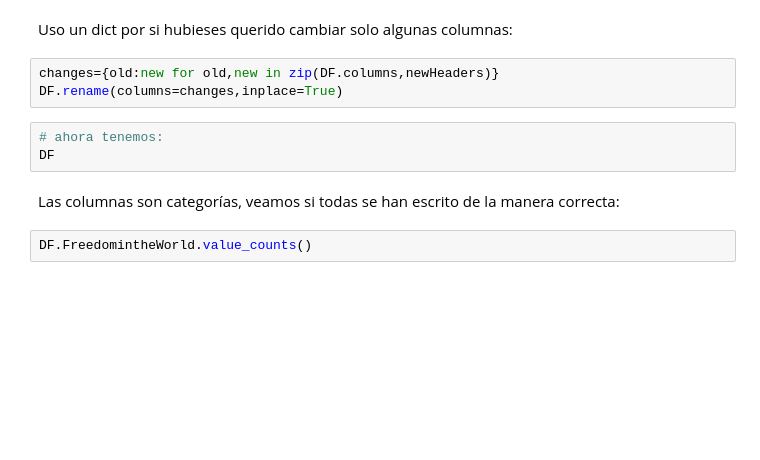
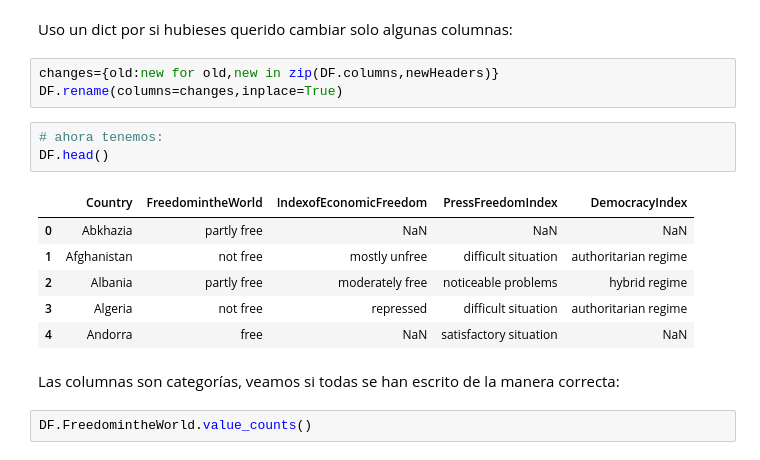
Before and after one commit to MAGALLANESJoseManuel/BITSS_ToolsWorkshop, a Jupyter notebook: Sesiones/Sesion3_P_PreProcesamento1.ipynb, the cells around one changed output. Drawn from its saved outputs; the diff is of its cells as text; blank space fills up the shorter version.

```diff
--- a/Sesiones/Sesion3_P_PreProcesamento1.ipynb
+++ b/Sesiones/Sesion3_P_PreProcesamento1.ipynb
@@ -86,7 +140,14 @@ changes={old:new for old,new in zip(DF.columns,newHeaders)}
 DF.rename(columns=changes,inplace=True)
 # %%
 # ahora tenemos:
-DF
+DF.head()
+# %% [output]
+|  | Country | FreedomintheWorld | IndexofEconomicFreedom | PressFreedomIndex | DemocracyIndex |
+| 0 | Abkhazia | partly free | NaN | NaN | NaN |
+| 1 | Afghanistan | not free | mostly unfree | difficult situation | authoritarian regime |
+| 2 | Albania | partly free | moderately free | noticeable problems | hybrid regime |
+| 3 | Algeria | not free | repressed | difficult situation | authoritarian regime |
+| 4 | Andorra | free | NaN | satisfactory situation | NaN |
 # %% [markdown]
 Las columnas son categorías, veamos si todas se han escrito de la manera correcta:
 # %%
```
Also changed, not shown: parts of 22 cells of this notebook, 23 other files.
